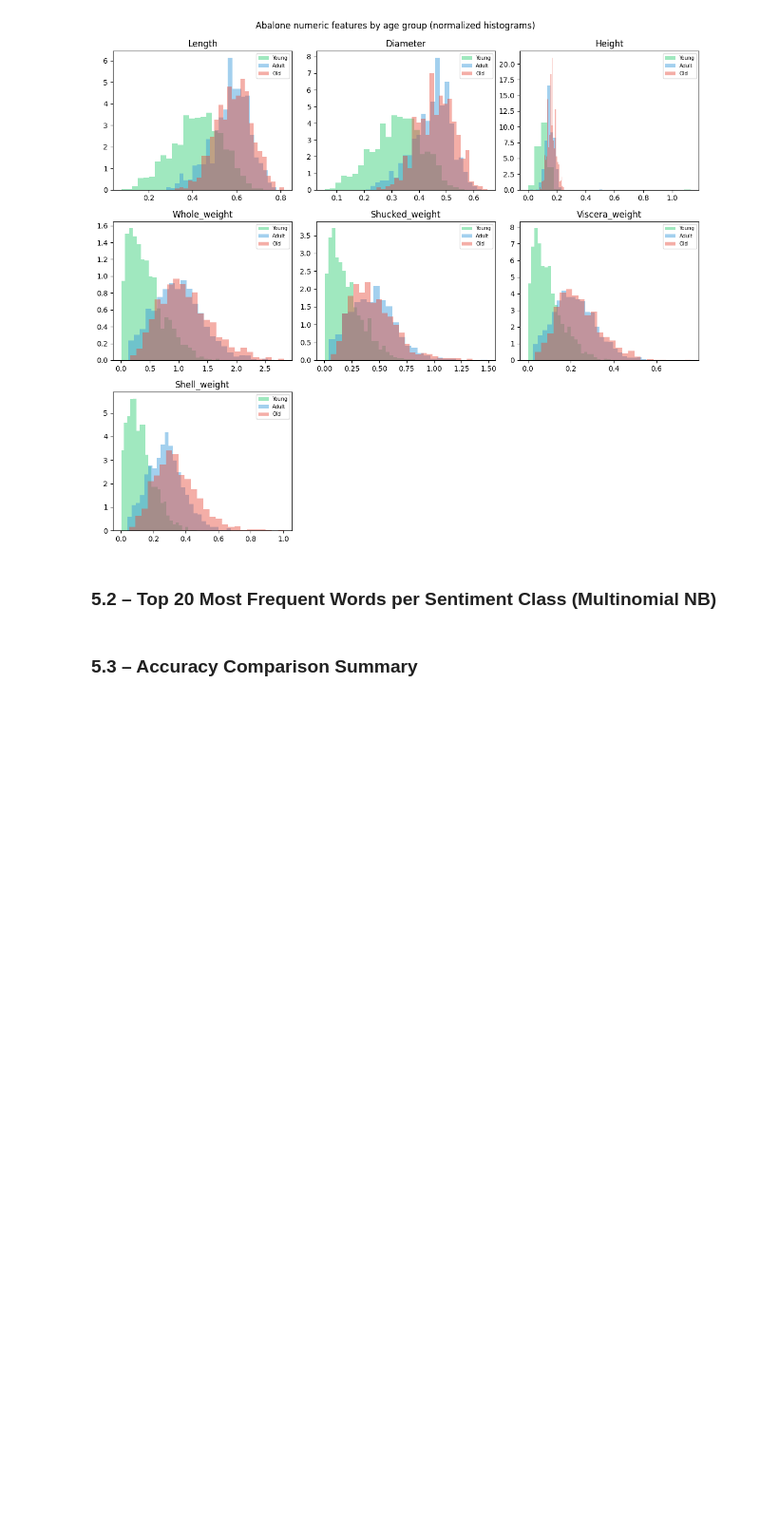
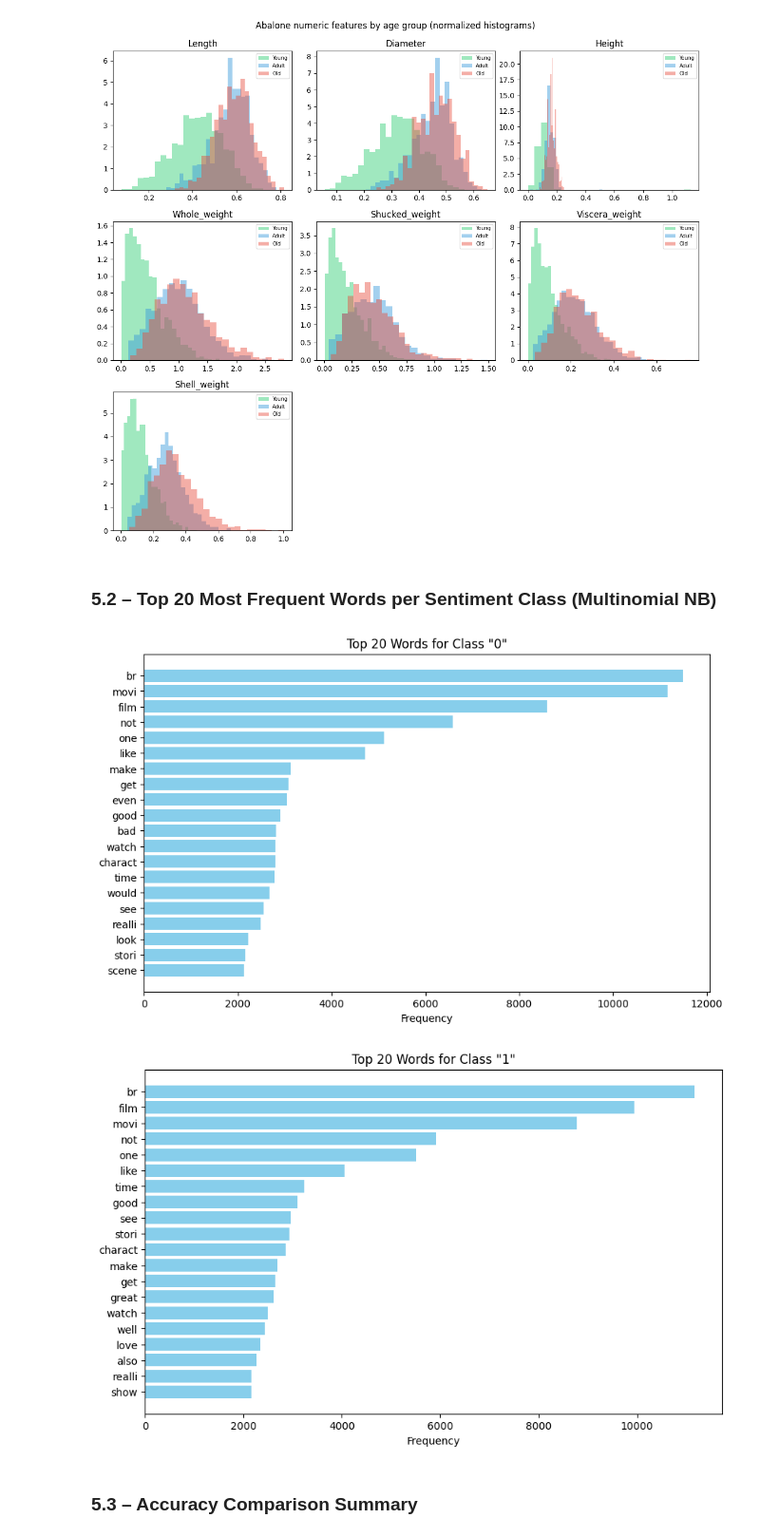
Before and after one commit to Sam-Gyu/naive-bayes-from-scratch, a Jupyter notebook: Naive_Bayes_Assignment.ipynb, the cells around one changed output. Shown at 95% size. Cells and saved outputs as stored; diff of their text form; code cells hidden in the pictures; blank space fills up the shorter version.

Commit message:
add the visualizations

```diff
--- a/Naive_Bayes_Assignment.ipynb
+++ b/Naive_Bayes_Assignment.ipynb
@@ -131,6 +134,9 @@ def train_test_split_manual(X, y, test_size=0.2, random_state=42):
 
 `GaussianNaiveBayes(use_log=False)` (default) multiplies Gaussian PDFs in linear space; `use_log=True` scores entirely in log space (see section 4.1). Public `predict_prob(sample)` returns a dict of class → normalized probability, matching a Gaussian-style API with explicit per-class posteriors.
 # %%
+from matplotlib import use
+
+
 class GaussianNaiveBayes:
     def __init__(self, use_log=False):
         self.use_log = use_log
@@ -146,7 +152,10 @@ class GaussianNaiveBayes:
         for c in self.classes:
             mask = (y_train == c)
             X_class = X_train[mask]
-            self.priors[c] = len(X_class) / num_samples
+            if self.use_log:
+                self.priors[c] = np.log(len(X_class)) - np.log(num_samples)
+            else:
+                self.priors[c] = len(X_class) / num_samples
 
             n_features = X_train.shape[1]
             class_means = []
@@ -162,13 +171,13 @@ class GaussianNaiveBayes:
 
     def gaussian_pdf(self, x, mean, var):
         eps = 1e-9
-        coeff = 1.0 / math.sqrt(2 * math.pi * (var + eps))
-        exponent = math.exp(-((x - mean) ** 2) / (2 * (var + eps)))
+        coeff = 1.0 / np.sqrt(2 * math.pi * (var + eps))
+        exponent = np.exp(-((x - mean) ** 2) / (2 * (var + eps)))
         return coeff * exponent
 
     def log_gaussian_pdf(self, x, mean, var):
         eps = 1e-9
-        log_coeff = -0.5 * math.log(2 * math.pi * (var + eps))
+        log_coeff = -0.5 * np.log(2 * math.pi * (var + eps))
         log_exp = -((x - mean) ** 2) / (2 * (var + eps))
         return log_coeff + log_exp
 
@@ -178,12 +187,12 @@ class GaussianNaiveBayes:
         if self.use_log:
             logp = {}
             for c in self.classes:
-                lp = math.log(self.priors[c] + 1e-300)
+                lp = self.priors[c]
                 for j, xj in enumerate(x):
                     lp += self.log_gaussian_pdf(float(xj), self.means[c][j], self.variances[c][j])
                 logp[c] = lp
             m = max(logp.values())
-            raw = {c: math.exp(logp[c] - m) for c in self.classes}
+            raw = {c: np.exp(logp[c] - m) for c in self.classes}
             total = sum(raw.values())
             return {c: raw[c] / total for c in self.classes}
         raw = {}
@@ -193,15 +202,15 @@ class GaussianNaiveBayes:
                 p *= self.gaussian_pdf(float(xj), self.means[c][j], self.variances[c][j])
             raw[c] = p
         total = sum(raw.values())
-        if total <= 0 or not math.isfinite(total):
+        if total <= 0 or not np.isfinite(total):
             logp = {}
             for c in self.classes:
-                lp = math.log(self.priors[c] + 1e-300)
+                lp = np.log(self.priors[c] + 1e-300)
                 for j, xj in enumerate(x):
                     lp += self.log_gaussian_pdf(float(xj), self.means[c][j], self.variances[c][j])
                 logp[c] = lp
             m = max(logp.values())
-            raw = {c: math.exp(logp[c] - m) for c in self.classes}
+            raw = {c: np.exp(logp[c] - m) for c in self.classes}
             total = sum(raw.values())
         return {c: raw[c] / total for c in self.classes}
 
@@ -718,5 +639,28 @@ plt.show()
 [figure]
 # %% [markdown]
 ### 5.2 – Top 20 Most Frequent Words per Sentiment Class (Multinomial NB)
+# %%
+feature_names = np.array([word for word, idx in sorted(vocab.items(), key=lambda x: x[1])])
+classes = np.unique(y_train)
+
+top_n = 20
+
+for c in classes:
+    class_rows = X_train[y_train == c]
+    word_counts = class_rows.sum(axis=0)
+
+    top_indices = np.argsort(word_counts)[-top_n:]
+    top_words = feature_names[top_indices][::-1]
+    top_counts = word_counts.iloc[top_indices][::-1]
+
+    plt.figure(figsize=(10,6))
+    plt.barh(top_words, top_counts, color='skyblue')
+    plt.xlabel('Frequency')
+    plt.title(f'Top {top_n} Words for Class "{c}"')
+    plt.gca().invert_yaxis()
+    plt.show()
+# %% [output]
+[figure, added]
+[figure, added]
 # %% [markdown]
 ### 5.3 – Accuracy Comparison Summary
```
Also changed, not shown: parts of 15 cells of this notebook, 1 other file.
